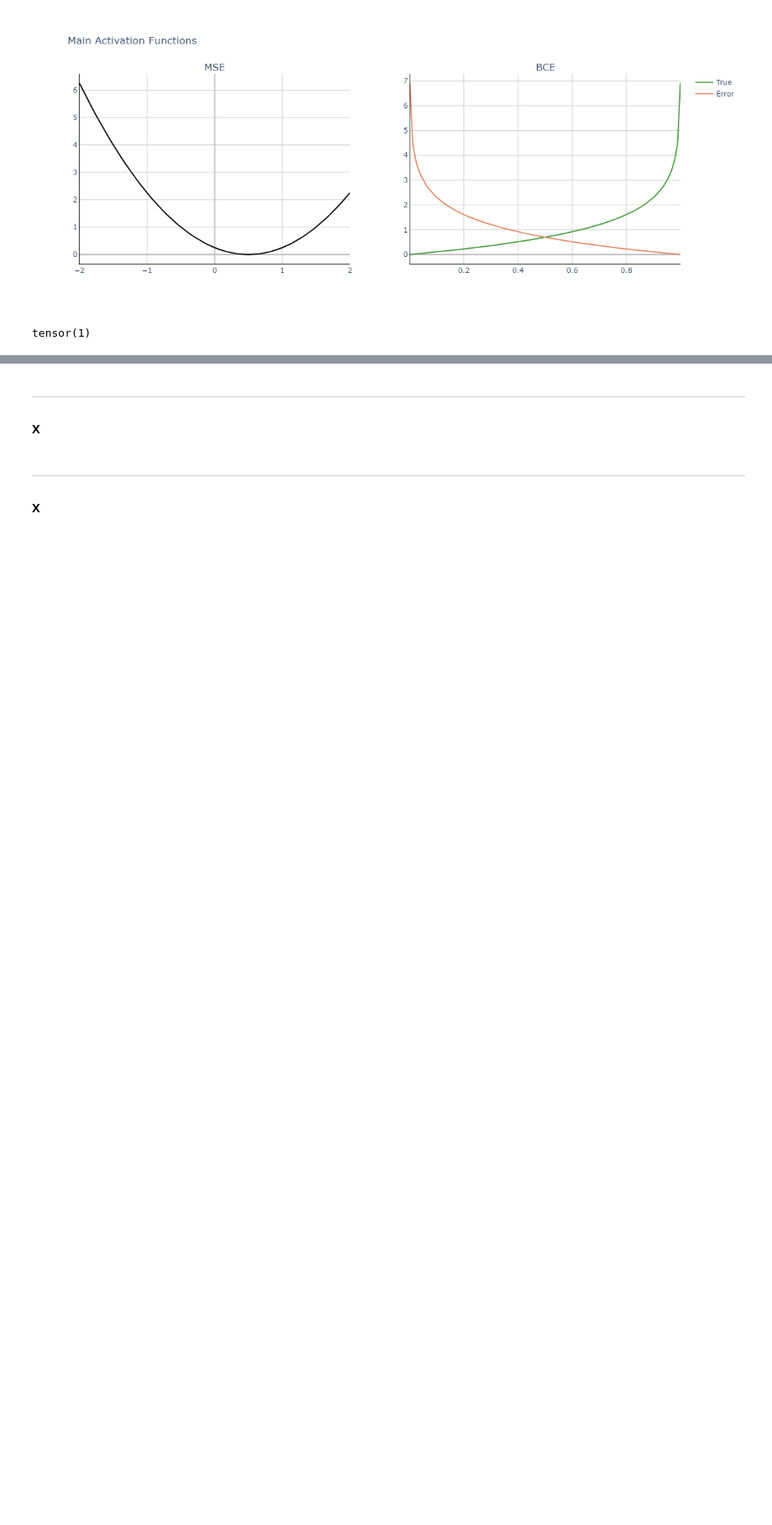
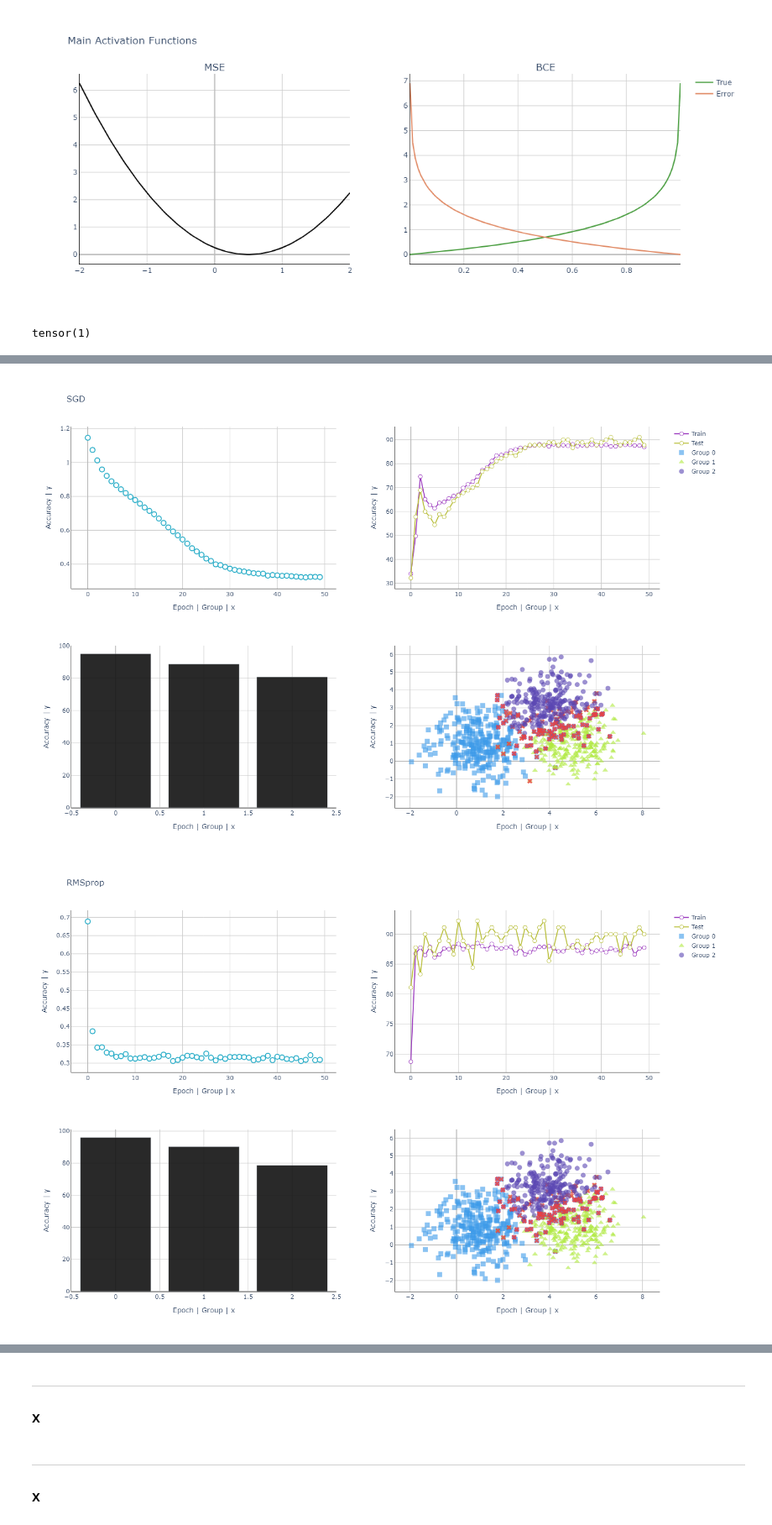
Before and after one commit to Gusmeira/PyTorch-Courses, a Jupyter notebook: F_metaparameters.ipynb, the cells around one changed output, grey strips where cells are left out. Shown at 84% size. Saved outputs shown, nothing was run; the diff lists cells and outputs as text; code cells hidden in the pictures; blank space fills up the shorter version.

Commit message:
:construction: <F> rmsprop and adam

```diff
--- a/F_metaparameters.ipynb
+++ b/F_metaparameters.ipynb
@@ -688,0 +966,14 @@ ___
+# %%
+performance = []
+for opto in ['SGD', 'RMSprop', 'Adam']:
+    trainAcc,testAcc,losses,net = function2trainTheModel(opto)
+    plotTheResults(opto)
+
+    # store the final results
+    train = np.mean(trainAcc[-10:])
+    test  = np.mean(testAcc[-10:])
+
+    performance.append( f'{opto}: train {train:.1f}%, test {test:.1f}%' )
+# %% [output]
+[figure, added]
+[figure, added]
```
Also changed, not shown: parts of 16 cells of this notebook.
